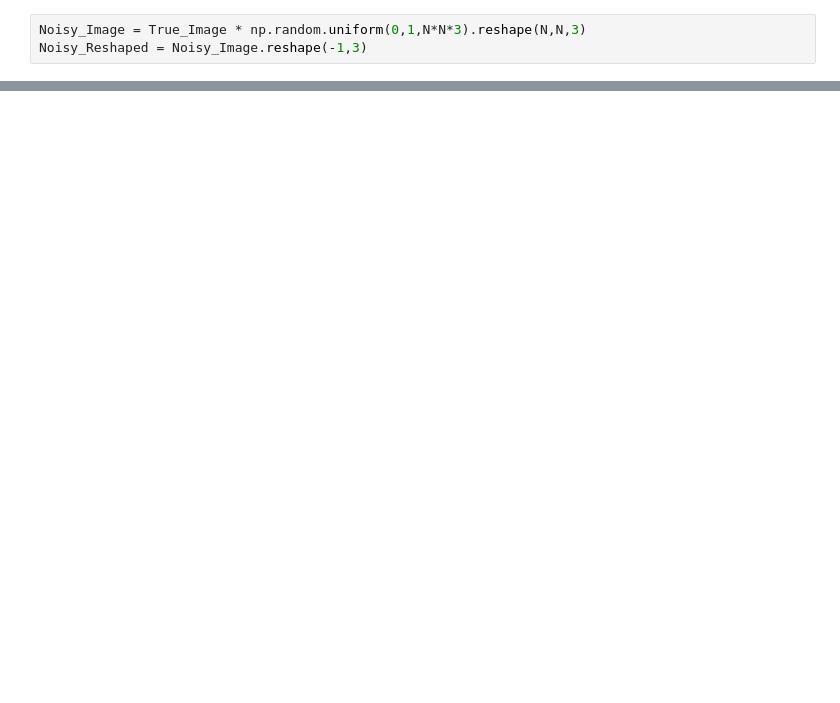
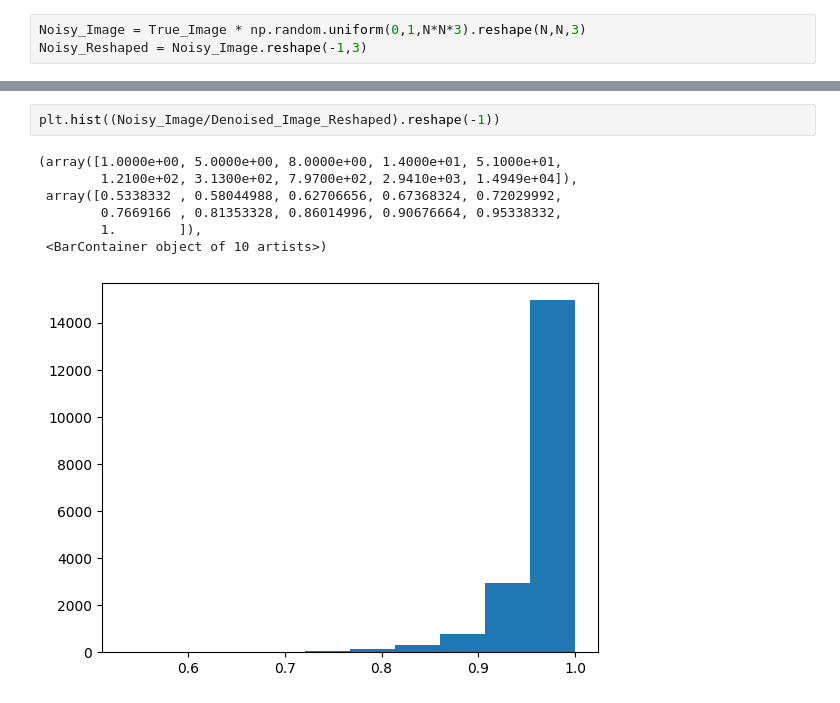
Before and after one commit to samjleone/Spectral-Denoising, a Jupyter notebook: Spectral Denoising Examples.ipynb, the cells around one changed output, grey strips where cells are left out. Drawn from its saved outputs; the diff is of its cells as text; blank space fills up the shorter version.

```diff
--- a/Spectral Denoising Examples.ipynb
+++ b/Spectral Denoising Examples.ipynb
@@ -81,0 +83,10 @@ ax[2].imshow(Denoised_Image_Reshaped.astype(np.uint8))
+# %%
+plt.hist((Noisy_Image/Denoised_Image_Reshaped).reshape(-1))
+# %% [output]
+(array([1.0000e+00, 5.0000e+00, 8.0000e+00, 1.4000e+01, 5.1000e+01,
+        1.2100e+02, 3.1300e+02, 7.9700e+02, 2.9410e+03, 1.4949e+04]),
+ array([0.5338332 , 0.58044988, 0.62706656, 0.67368324, 0.72029992,
+        0.7669166 , 0.81353328, 0.86014996, 0.90676664, 0.95338332,
+        1.        ]),
+ <BarContainer object of 10 artists>)
+[figure, added]
```
Also changed, not shown: parts of 6 cells of this notebook, 2 other files.
